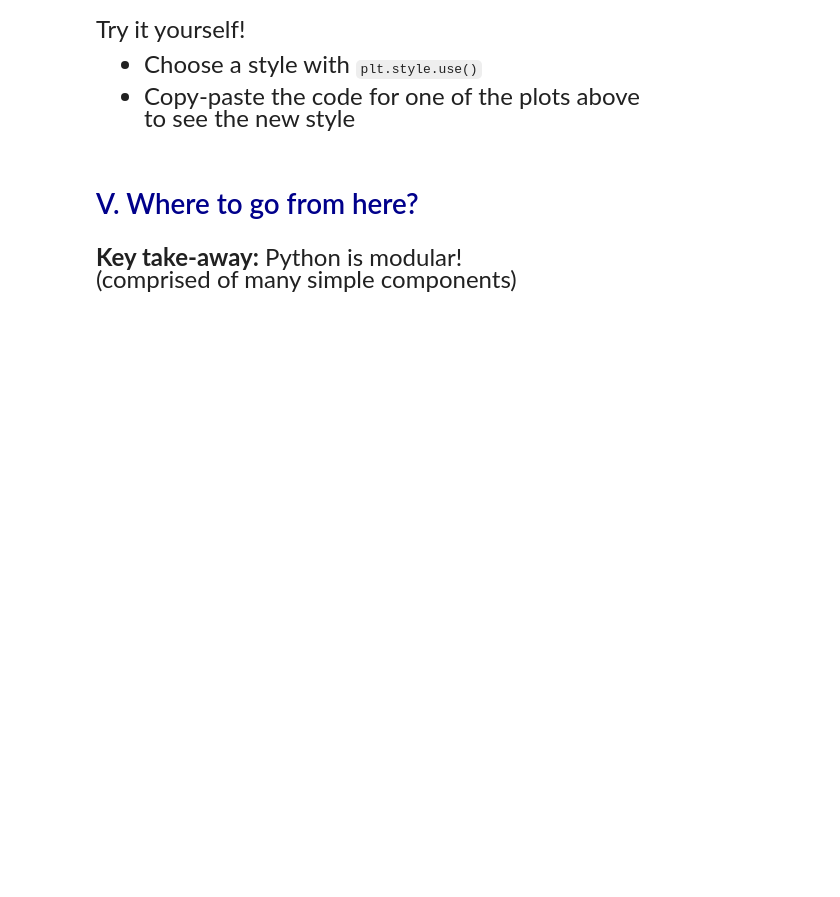
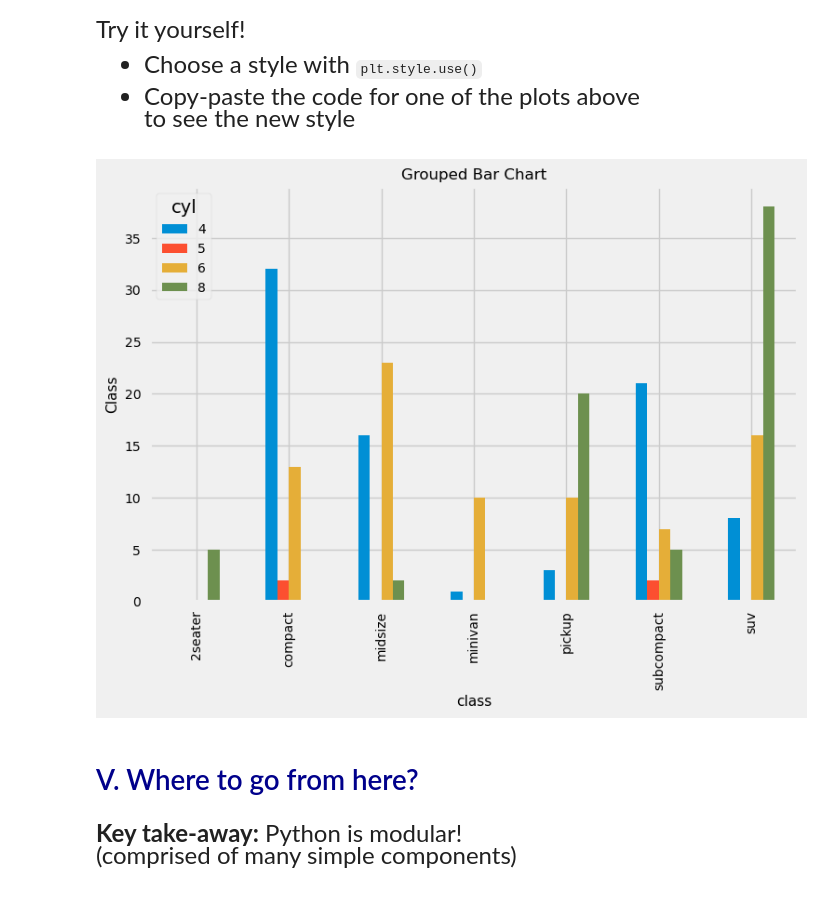
Before and after one commit to alejandrosanchezbecerra/qtm151spring2023, a Jupyter notebook: Lecture 26/Lecture 26.ipynb, the cells around one changed output. Cells and saved outputs as stored; diff of their text form; code cells hidden in the pictures; blank space fills up the shorter version.

```diff
--- a/Lecture 26/Lecture 26.ipynb
+++ b/Lecture 26/Lecture 26.ipynb
@@ -272,3 +291,15 @@ to see the new style
+# %%
+# Write your own code
+
+plt.style.use('seaborn-notebook')
+
+grouped_counts_multilevel.unstack("cyl").plot(kind = "bar",stacked = False)
+plt.title("Grouped Bar Chart")
+plt.ylabel("Frequency")
+plt.ylabel("Class")
+plt.show()
+# %% [output]
+[figure, added]
 # %% [markdown]
 # <span style="color:darkblue"> V. Where to go from here?  </span>
 # %% [markdown]
```
Also changed, not shown: parts of 7 cells of this notebook, 1 other file.
